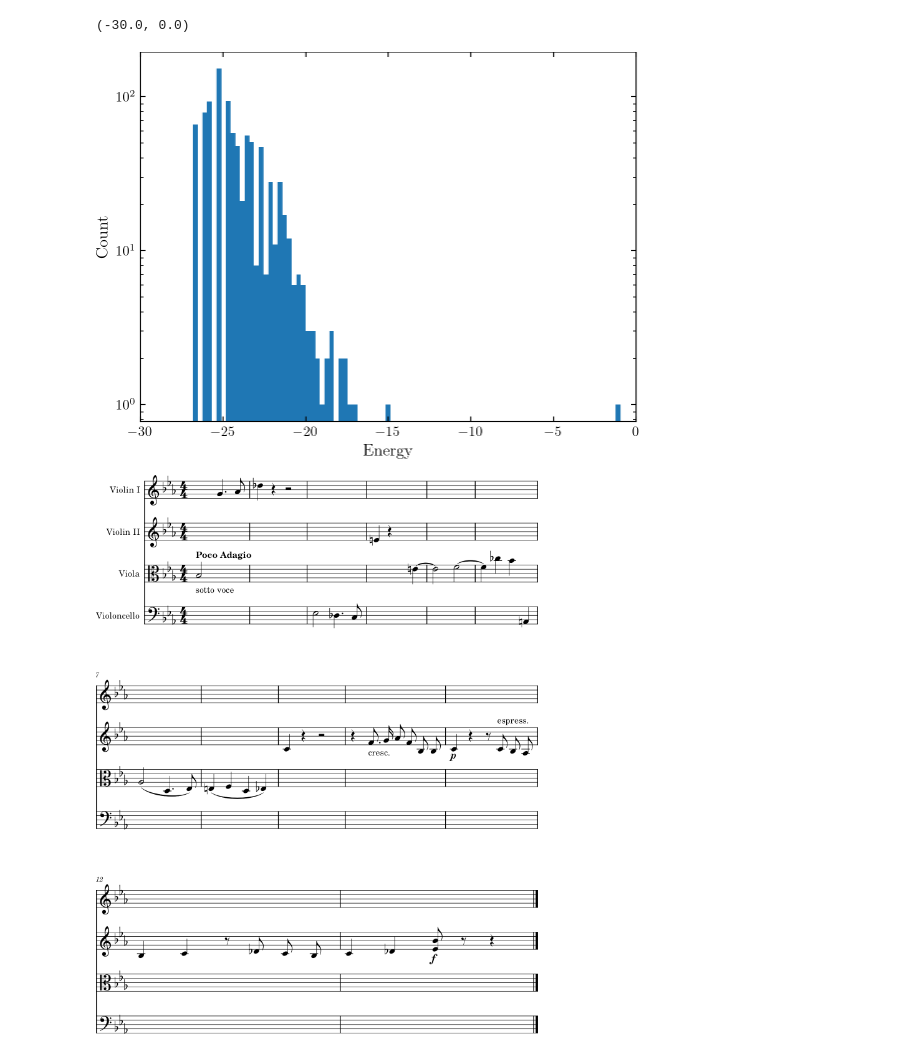
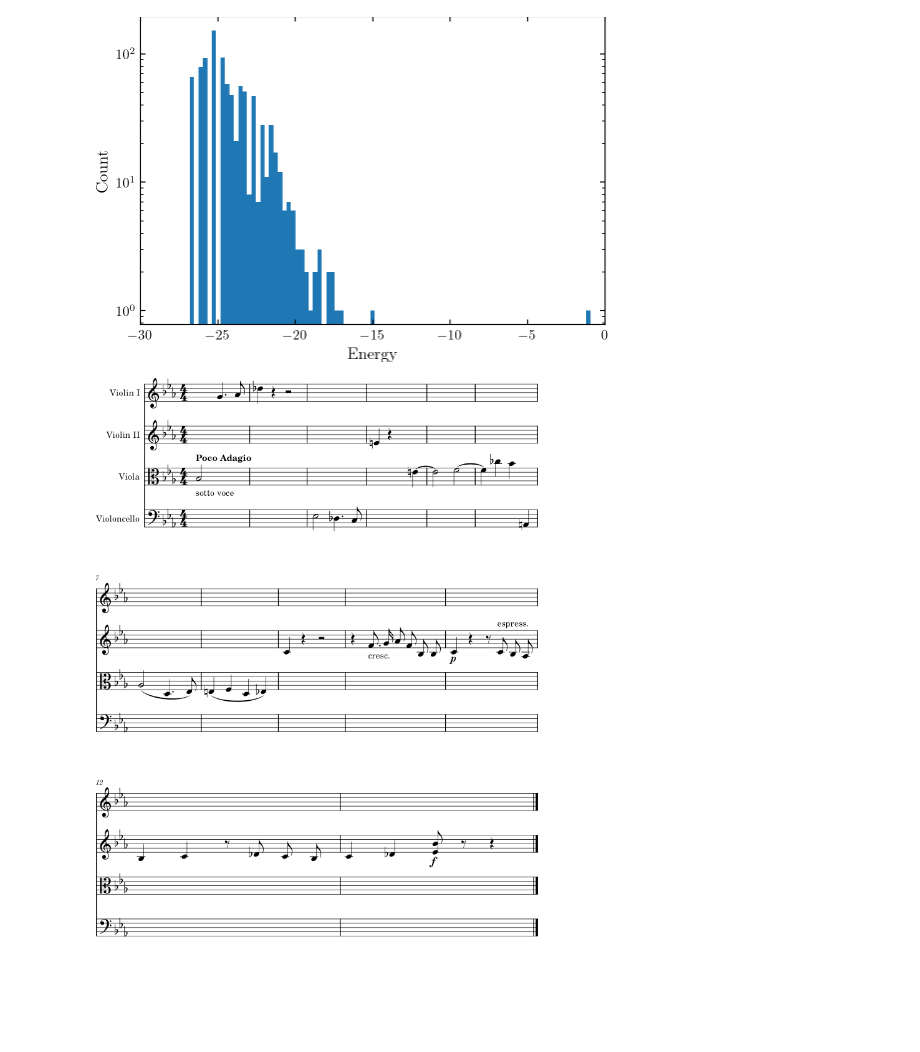
Before and after one commit to KirbyZX/PHYS4213, a Jupyter notebook: Notebooks/DataAnalysis.ipynb, the cells around one changed output. Cells and saved outputs as stored; diff of their text form; code cells hidden in the pictures; blank space fills up the shorter version.

```diff
--- a/Notebooks/DataAnalysis.ipynb
+++ b/Notebooks/DataAnalysis.ipynb
@@ -62,12 +63,12 @@ plt.colorbar(pc0, ax=plt.gca(), label="Entropy", aspect=30)
 # %%
+plt.figure(figsize=(6,4))
 plt.hist(df["energy"], bins=200, log=True, color="tab:blue")
 plt.xlabel("Energy")
 plt.ylabel("Count")
 plt.xlim(-30,0)
-#plt.savefig("..\Figures\histogram.pdf", pad_inches=0, bbox_inches="tight")
+plt.savefig("..\Figures\histogram.pdf", pad_inches=0, bbox_inches="tight")
 # %% [output]
-(-30.0, 0.0)
-[figure, old version]
+[figure, new version]
 # %%
 selected = stream.Score()
 
```
Also changed, not shown: parts of 2 cells of this notebook, 7 other files.
